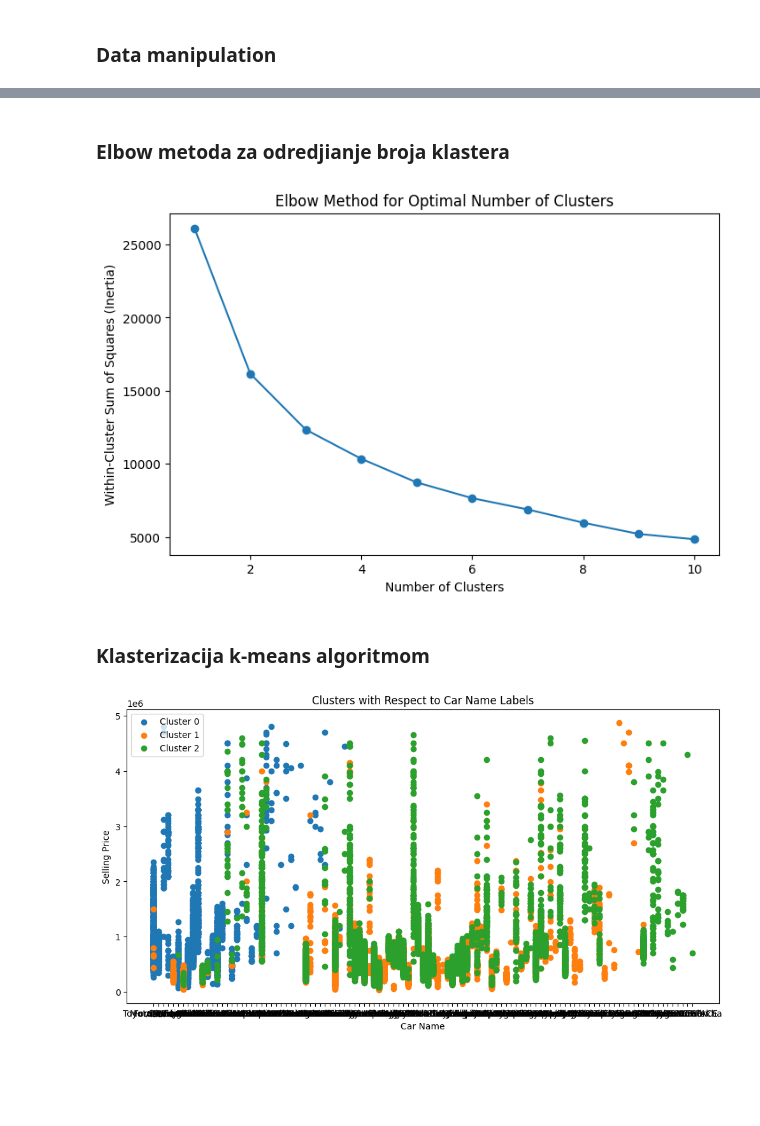
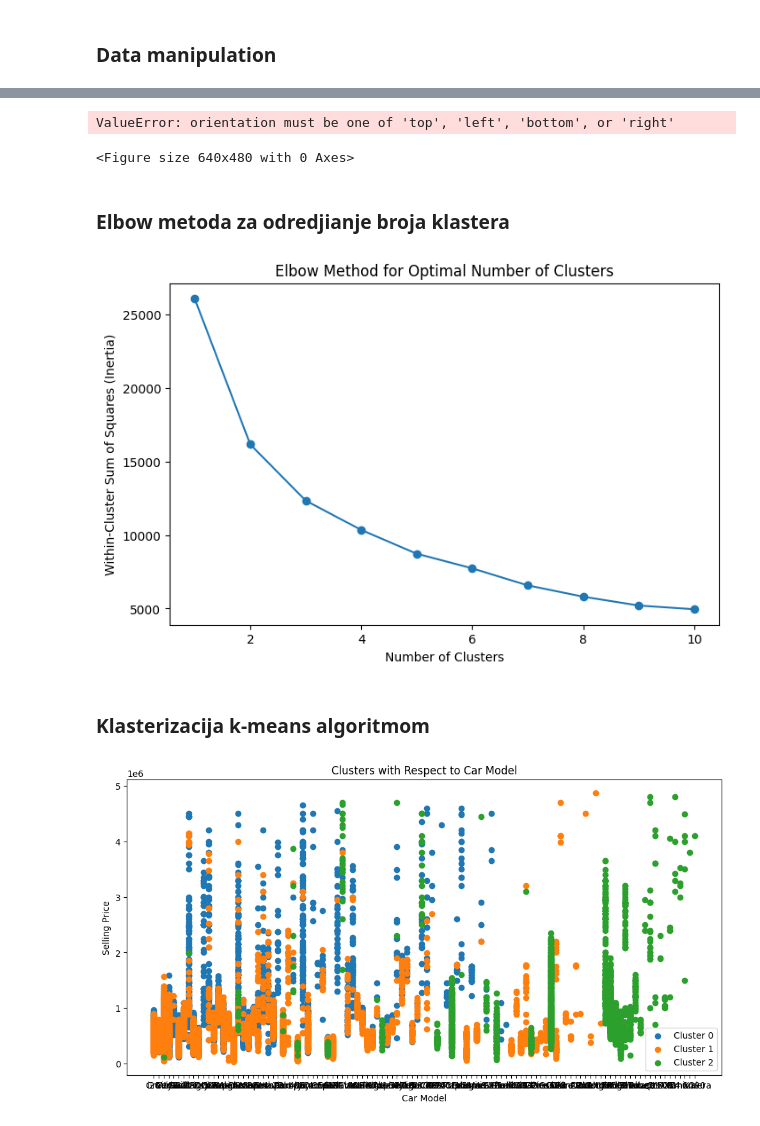
Before and after one commit to nemanjakostic99/MasinskoUcenjeDrugiProjekat, a Jupyter notebook: car_trade_clustering.ipynb, the cells around one changed output, grey strips where cells are left out. Drawn from its saved outputs; the diff is of its cells as text; code cells hidden in the pictures; blank space fills up the shorter version.

```diff
--- a/car_trade_clustering.ipynb
+++ b/car_trade_clustering.ipynb
@@ -10,0 +43,18 @@ from sklearn.covariance import EllipticEnvelope
+# %%
+data_frame_correlation = pd.DataFrame(data_frame[['vehicle_age', 'km_driven', 'selling_price', 'max_power', 'engine', 'mileage']])
+
+# Run correlation matrix and plot
+
+corr = data_frame_correlation.corr()
+plt.figure(figsize=(14,9))
+sns.heatmap(corr, annot=True, vmax=0.9, fmt='.2f', square=True)
+
+fig, axs = plt.subplots(3, 2, figsize=(15,15), constrained_layout=True)
+categorical = ['brand', 'vehicle_age', 'seller_type', 'fuel_type', 'seats', 'transmission_type']
+for i, f in enumerate(categorical):
+    sns.countplot(y=f, data=data_frame, ax=axs[i//2][i%2], order=data_frame[f].value_counts().index, palette='viridis')
+
+fig, axs = plt.subplots(3, 2, figsize=(15,15), constrained_layout=True)
+numerical = ['km_driven', 'selling_price', 'max_power', 'engine', 'mileage']
+for i, f in enumerate(numerical):
+    sns.histplot(x=f, data=data_frame, ax=axs[i//2][i%2], bins=20)
@@ -11,21 +65,12 @@ from sklearn.covariance import EllipticEnvelope
 # %% [markdown]
 ### Data manipulation
 # %%
-data_frame = pd.read_csv("cardekho_dataset.csv")
-
-inicial_count = len(data_frame)
-data_frame.dropna(inplace=True)
-count_after_missig_values = len(data_frame)
-print("Droped " + str(inicial_count-count_after_missig_values) + " rows with missing values")
-
-# Deleting unvanted column for indexing
-data_frame.drop("Unnamed: 0", axis=1, inplace=True)
-data_frame.drop("brand", axis=1, inplace=True)
-data_frame.drop("model", axis=1, inplace=True)
 data_frame_shuffled = data_frame.sample(frac=1) # Shuffle
 data_frame_shuffled.reset_index(drop=True, inplace=True)
 data_frame_shuffled_original = pd.DataFrame(data_frame_shuffled)
 data_frame_shuffled.drop("car_name", axis=1, inplace=True)
+data_frame_shuffled.drop("brand", axis=1, inplace=True)
+data_frame_shuffled.drop("model", axis=1, inplace=True)
 
 
 # Enumerate the categorical features
@@ -66,4 +111,8 @@ scaler = MinMaxScaler(feature_range=(-1, 1))
 data_frame_shuffled[numerical_features] = scaler.fit_transform(data_frame_shuffled[numerical_features])
 
 data_frame_shuffled.tail()
+
+corr_matrix = data_frame_shuffled.corr()
+plt.figure(figsize=(15,15))
+sns.heatmap(corr_matrix, annot=True, vmax=.9, fmt='.2f', square=True, cmap='coolwarm')
 # %% [output]
@@ -77,3 +121,15 @@ Droped 0 rows with missing values
+# %%
+from scipy.cluster import hierarchy
+
+x = data_frame_shuffled.values
+# Plot the hierarchical clustering as a dendrogram.
+temp = hierarchy.linkage(x, 'single')
+plt.figure()
+dn = hierarchy.dendrogram(
+    temp, above_threshold_color="green", color_threshold=.7, orientation='top')
+# %% [output]
+ValueError: orientation must be one of 'top', 'left', 'bottom', or 'right'
+<Figure size 640x480 with 0 Axes>
 # %% [markdown]
 ### Elbow metoda za odredjianje broja klastera
 # %%
@@ -91,30 +147,30 @@ plt.xlabel('Number of Clusters')
 plt.ylabel('Within-Cluster Sum of Squares (Inertia)')
 plt.show()
 # %% [output]
-[figure, old version]
+[figure, new version]
 # %% [markdown]
 ### Klasterizacija k-means algoritmom
 # %%
 # Apply K-Means clustering
 num_clusters = 3
 kmeans = KMeans(n_clusters=num_clusters, random_state=42)
 data_frame_shuffled['cluster'] = kmeans.fit_predict(data_frame_shuffled)
 
 data_frame_shuffled_original['cluster'] = data_frame_shuffled['cluster']
 
 
 data_frame_shuffled_original.to_csv('result.csv')
 
 # Plot clusters with respect to 'car_name'
 plt.figure(figsize=(12, 6))
 for cluster_id in range(num_clusters):
     cluster_data = data_frame_shuffled_original[data_frame_shuffled_original['cluster'] == cluster_id]
-    plt.scatter(cluster_data['car_name'], cluster_data['selling_price'], label=f'Cluster {cluster_id}')
+    plt.scatter(cluster_data['model'], cluster_data['selling_price'], label=f'Cluster {cluster_id}')
 
-plt.xlabel('Car Name')
+plt.xlabel('Car Model')
 plt.ylabel('Selling Price')
-plt.title('Clusters with Respect to Car Name Labels')
+plt.title('Clusters with Respect to Car Model')
 plt.legend()
 plt.show()
 # %% [output]
-[figure, old version]
+[figure, new version]
```
Also changed, not shown: parts of 6 cells of this notebook, 1 other file.
